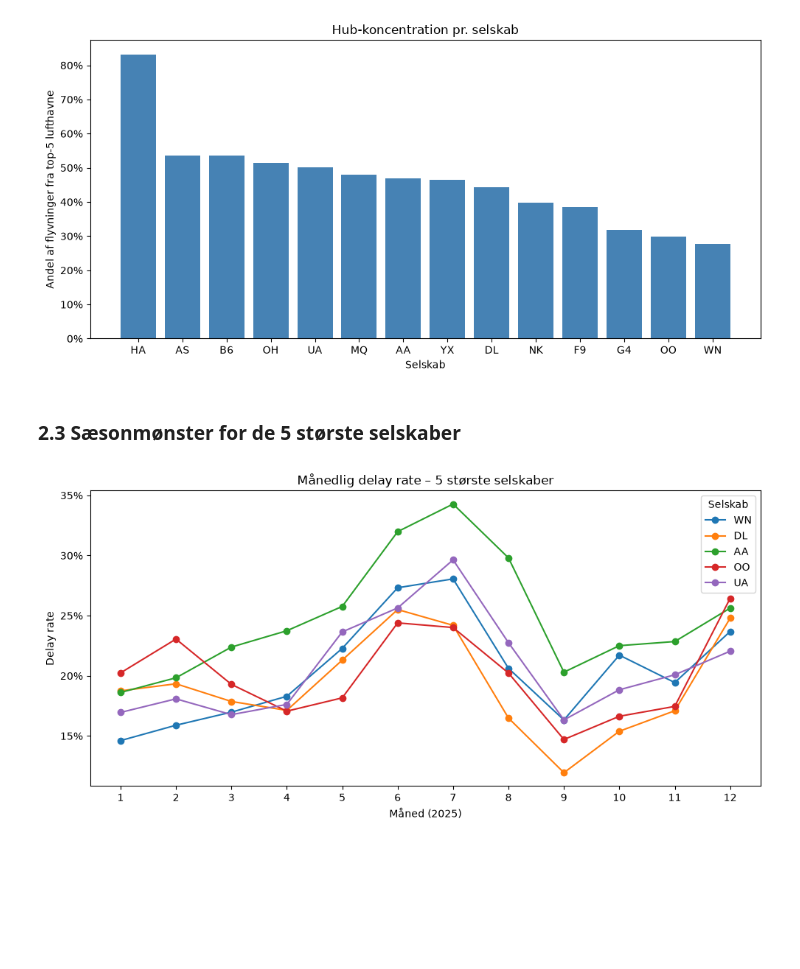
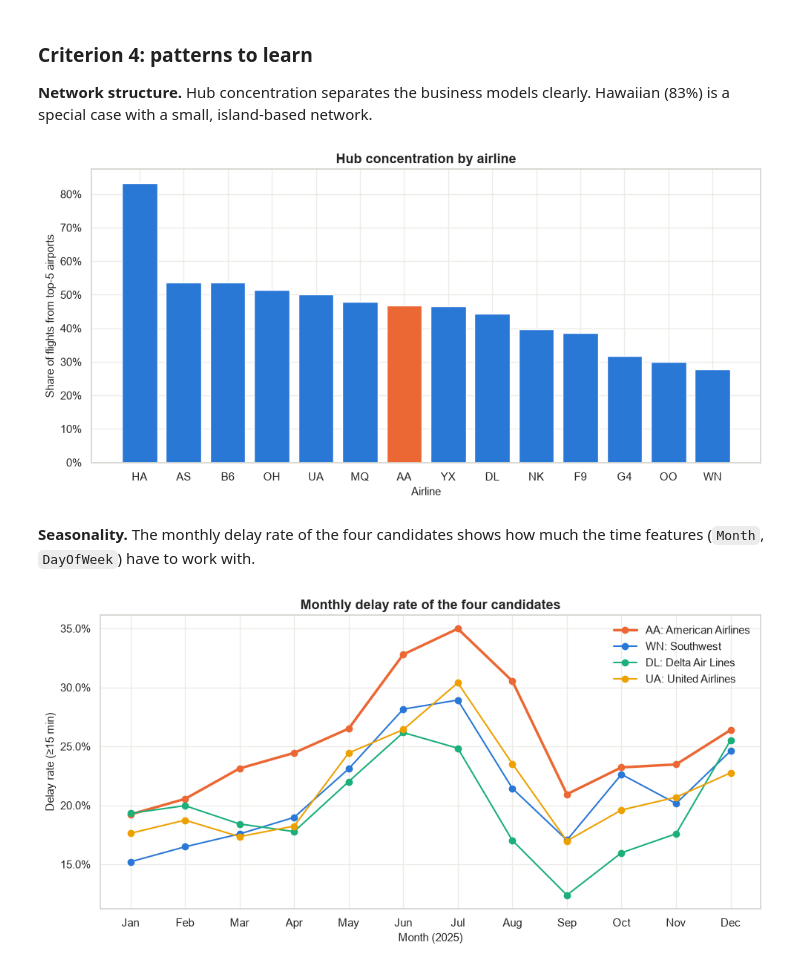
Before and after one commit to GustavDegn123/Airlines-Delay, a Jupyter notebook: airline_selection_analysis.ipynb, the cells around one changed output. Drawn from its saved outputs; the diff is of its cells as text; code cells hidden in the pictures; blank space fills up the shorter version.

```diff
--- a/airline_selection_analysis.ipynb
+++ b/airline_selection_analysis.ipynb
@@ -131,38 +175,42 @@ Høj andel = hub-and-spoke-netværk, hvor forsinkelser i få knudepunkter sprede
+# %% [markdown]
+### Criterion 4: patterns to learn
+
+**Network structure.** Hub concentration separates the business models clearly. Hawaiian (83%) is a special case with a small, island-based network.
 # %%
-hub_sorted = overview["HubConcentration"].sort_values(ascending=False)
+hub_sorted = overview["Hub concentration"].sort_values(ascending=False)
+colors = [COLOR_AA if code == "AA" else COLOR_OTHER for code in hub_sorted.index]
 
 fig, ax = plt.subplots(figsize=(10, 5))
-ax.bar(hub_sorted.index, hub_sorted.values, color="steelblue")
-ax.yaxis.set_major_formatter(lambda y, _: f"{y:.0%}")
-ax.set_xlabel("Selskab")
-ax.set_ylabel("Andel af flyvninger fra top-5 lufthavne")
-ax.set_title("Hub-koncentration pr. selskab")
+ax.bar(hub_sorted.index, hub_sorted.values, color=colors)
+ax.yaxis.set_major_formatter(mtick.PercentFormatter(1.0))
+ax.set_xlabel("Airline")
+ax.set_ylabel("Share of flights from top-5 airports")
+ax.set_title("Hub concentration by airline")
 plt.tight_layout()
 plt.show()
 # %% [output]
-[figure, old version]
+[figure, new version]
-# %% [markdown]
-### 2.3 Sæsonmønster for de 5 største selskaber
+# %% [markdown]
+**Seasonality.** The monthly delay rate of the four candidates shows how much the time features (`Month`, `DayOfWeek`) have to work with.
 # %%
-top5_airlines = overview.head(5).index
+CANDIDATES = ["AA", "WN", "DL", "UA"]
+CANDIDATE_COLORS = {"AA": COLOR_AA, "WN": COLOR_OTHER, "DL": "#1baf7a", "UA": "#eda100"}
 
-monthly_top5 = (
-    df[df["Reporting_Airline"].isin(top5_airlines)]
-    .groupby(["Month", "Reporting_Airline"])["Delayed"].mean()
-    .unstack()
-)
+monthly_candidates = monthly_rate.loc[CANDIDATES].unstack(level="Reporting_Airline")
+month_names = ["Jan", "Feb", "Mar", "Apr", "May", "Jun", "Jul", "Aug", "Sep", "Oct", "Nov", "Dec"]
 
 fig, ax = plt.subplots(figsize=(10, 5))
-for airline in top5_airlines:
-    ax.plot(monthly_top5.index, monthly_top5[airline], marker="o", label=airline)
-
-ax.set_xticks(range(1, 13))
-ax.yaxis.set_major_formatter(lambda y, _: f"{y:.0%}")
-ax.set_xlabel("Måned (2025)")
-ax.set_ylabel("Delay rate")
-ax.set_title("Månedlig delay rate – 5 største selskaber")
-ax.legend(title="Selskab")
+for code in CANDIDATES:
+    ax.plot(monthly_candidates.index, monthly_candidates[code], marker="o",
+            color=CANDIDATE_COLORS[code], linewidth=2.5 if code == "AA" else 1.5,
+            label=f"{code}: {AIRLINE_NAMES[code]}")
+ax.set_xticks(range(1, 13), month_names)
+ax.yaxis.set_major_formatter(mtick.PercentFormatter(1.0))
+ax.set_xlabel("Month (2025)")
+ax.set_ylabel("Delay rate (≥15 min)")
+ax.set_title("Monthly delay rate of the four candidates")
+ax.legend(frameon=False)
 plt.tight_layout()
 plt.show()
 # %% [output]
-[figure, old version]
+[figure, new version]
```
Also changed, not shown: parts of 19 cells of this notebook.
